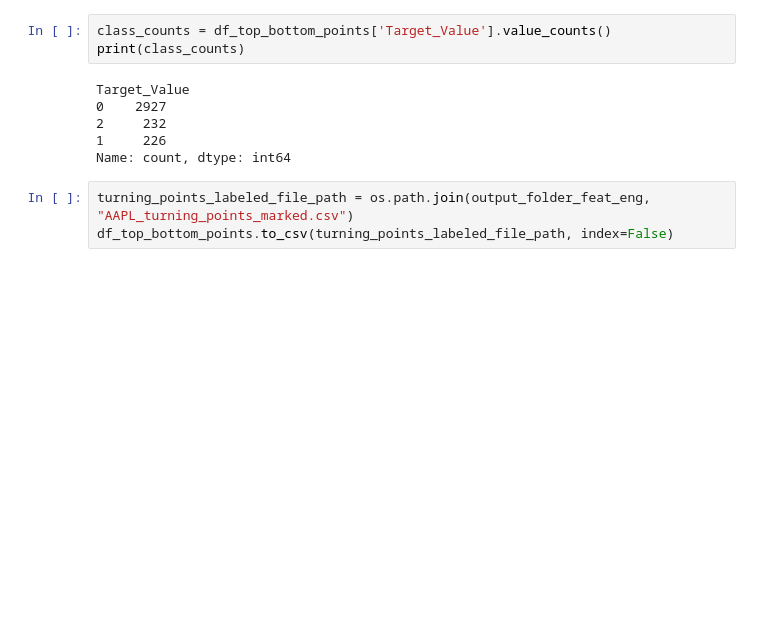
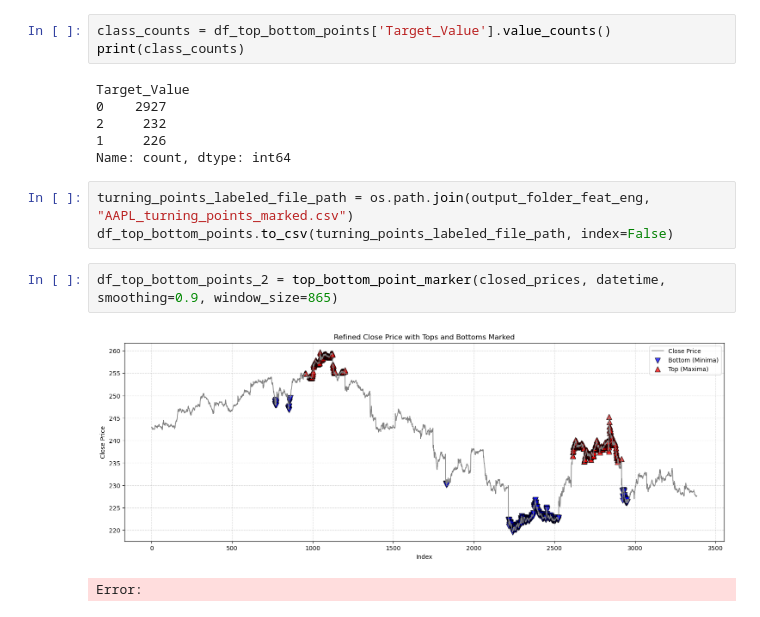
Before and after one commit to UsithaDJay/Intellitrade, a Jupyter notebook: Turning_Points_Forecasting/Top_Bottom_point_marker.ipynb, the cells around one changed output. Cells and saved outputs as stored; diff of their text form; blank space fills up the shorter version.

Commit message:
tested with window size=865

```diff
--- a/Turning_Points_Forecasting/Top_Bottom_point_marker.ipynb
+++ b/Turning_Points_Forecasting/Top_Bottom_point_marker.ipynb
@@ -175,3 +175,8 @@ Name: count, dtype: int64
 # %%
 turning_points_labeled_file_path = os.path.join(output_folder_feat_eng, "AAPL_turning_points_marked.csv")
 df_top_bottom_points.to_csv(turning_points_labeled_file_path, index=False)
+# %%
+df_top_bottom_points_2 = top_bottom_point_marker(closed_prices, datetime, smoothing=0.9, window_size=865)
+# %% [output]
+[figure, added]
+Error:
```
